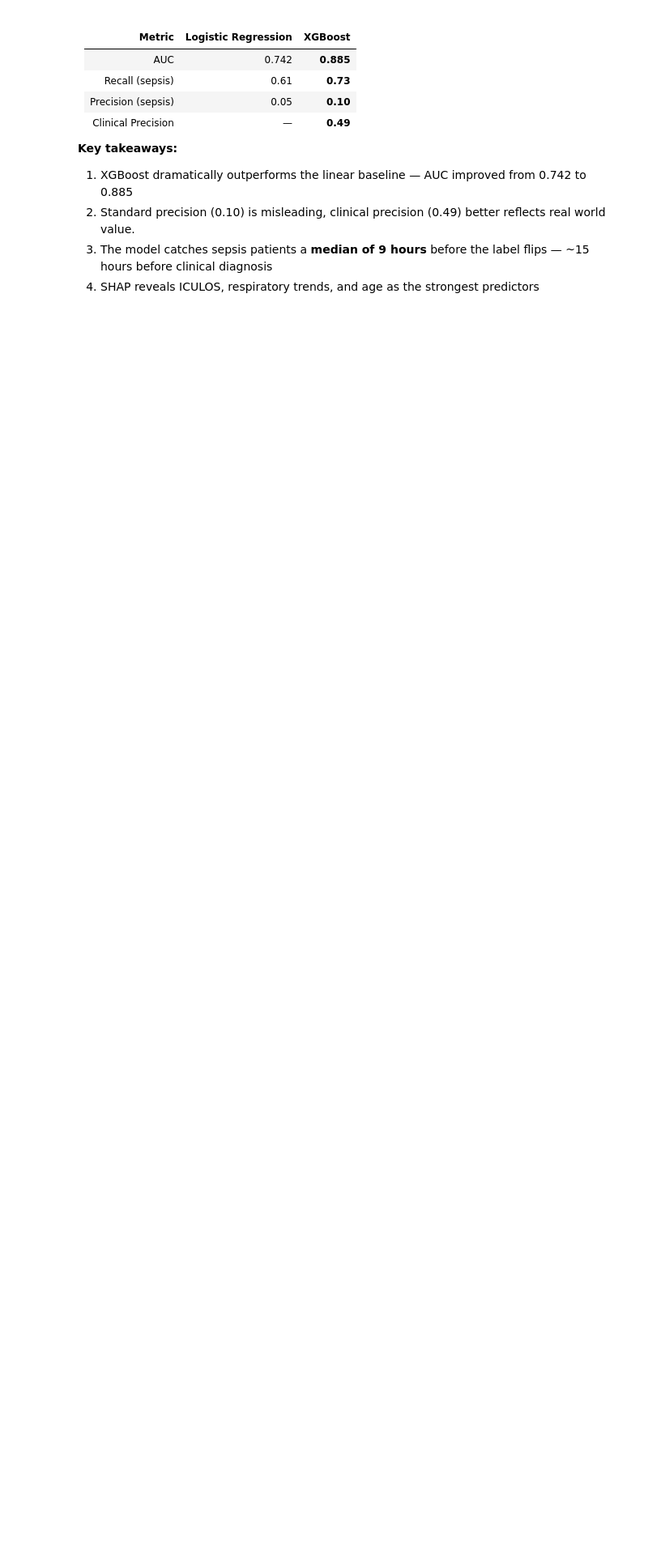
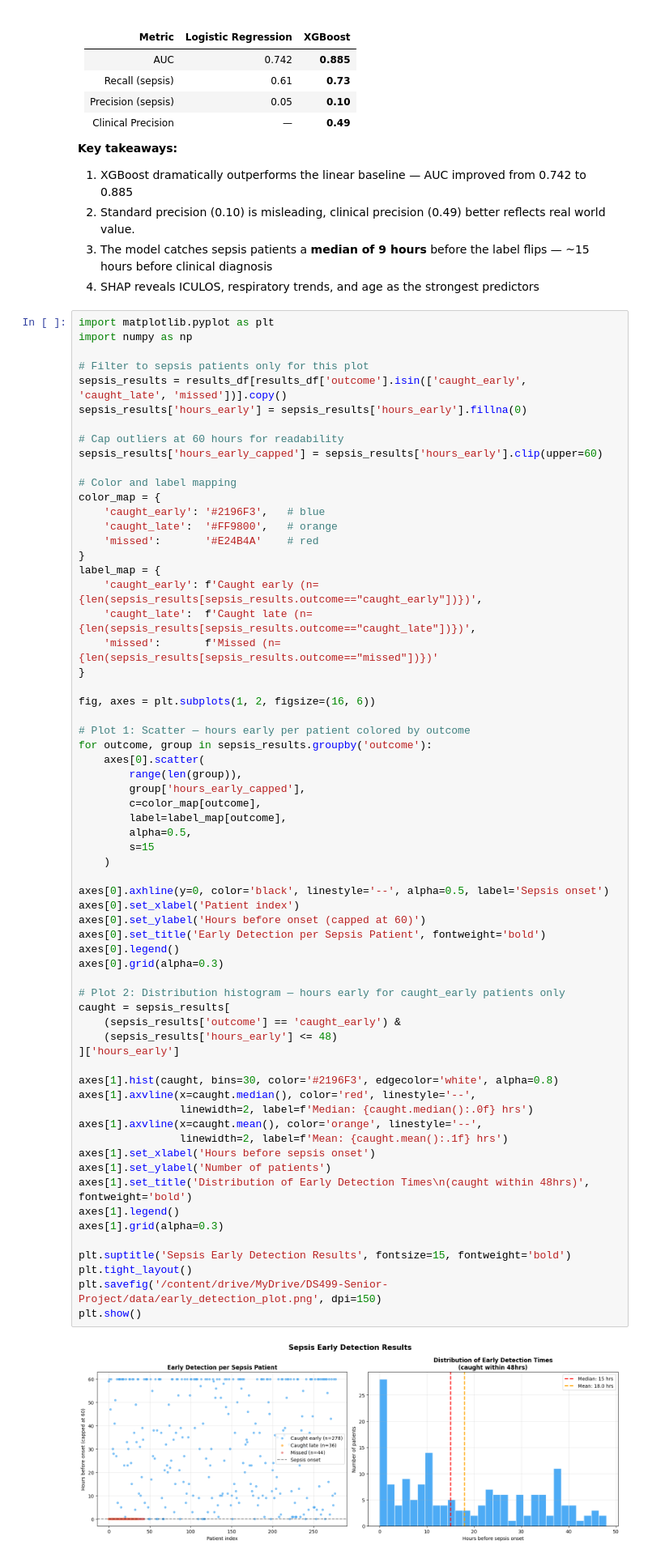
Before and after one commit to leonardoalva98/senior_project, a Jupyter notebook: code/02_analysis.ipynb, the cells around one changed output. Shown at 81% size. Drawn from its saved outputs; the diff is of its cells as text; blank space fills up the shorter version.

```diff
--- a/code/02_analysis.ipynb
+++ b/code/02_analysis.ipynb
@@ -710,3 +710,69 @@ This model will be loaded by the Streamlit app for real-time sepsis risk scoring
 2. Standard precision (0.10) is misleading, clinical precision (0.49) better reflects real world value.
 3. The model catches sepsis patients a **median of 9 hours** before the label flips — ~15 hours before clinical diagnosis
 4. SHAP reveals ICULOS, respiratory trends, and age as the strongest predictors
+# %%
+import matplotlib.pyplot as plt
+import numpy as np
+
+# Filter to sepsis patients only for this plot
+sepsis_results = results_df[results_df['outcome'].isin(['caught_early', 'caught_late', 'missed'])].copy()
+sepsis_results['hours_early'] = sepsis_results['hours_early'].fillna(0)
+
+# Cap outliers at 60 hours for readability
+sepsis_results['hours_early_capped'] = sepsis_results['hours_early'].clip(upper=60)
+
+# Color and label mapping
+color_map = {
+    'caught_early': '#2196F3',   # blue
+    'caught_late':  '#FF9800',   # orange
+    'missed':       '#E24B4A'    # red
+}
+label_map = {
+    'caught_early': f'Caught early (n={len(sepsis_results[sepsis_results.outcome=="caught_early"])})',
+    'caught_late':  f'Caught late (n={len(sepsis_results[sepsis_results.outcome=="caught_late"])})',
+    'missed':       f'Missed (n={len(sepsis_results[sepsis_results.outcome=="missed"])})'
+}
+
+fig, axes = plt.subplots(1, 2, figsize=(16, 6))
+
+# Plot 1: Scatter — hours early per patient colored by outcome
+for outcome, group in sepsis_results.groupby('outcome'):
+    axes[0].scatter(
+        range(len(group)),
+        group['hours_early_capped'],
+        c=color_map[outcome],
+        label=label_map[outcome],
+        alpha=0.5,
+        s=15
+    )
+
+axes[0].axhline(y=0, color='black', linestyle='--', alpha=0.5, label='Sepsis onset')
+axes[0].set_xlabel('Patient index')
+axes[0].set_ylabel('Hours before onset (capped at 60)')
+axes[0].set_title('Early Detection per Sepsis Patient', fontweight='bold')
+axes[0].legend()
+axes[0].grid(alpha=0.3)
+
+# Plot 2: Distribution histogram — hours early for caught_early patients only
+caught = sepsis_results[
+    (sepsis_results['outcome'] == 'caught_early') &
+    (sepsis_results['hours_early'] <= 48)
+]['hours_early']
+
+axes[1].hist(caught, bins=30, color='#2196F3', edgecolor='white', alpha=0.8)
+axes[1].axvline(x=caught.median(), color='red', linestyle='--',
+                linewidth=2, label=f'Median: {caught.median():.0f} hrs')
+axes[1].axvline(x=caught.mean(), color='orange', linestyle='--',
+                linewidth=2, label=f'Mean: {caught.mean():.1f} hrs')
+axes[1].set_xlabel('Hours before sepsis onset')
+axes[1].set_ylabel('Number of patients')
+axes[1].set_title('Distribution of Early Detection Times\n(caught within 48hrs)', fontweight='bold')
+axes[1].legend()
+axes[1].grid(alpha=0.3)
+
+plt.suptitle('Sepsis Early Detection Results', fontsize=15, fontweight='bold')
+plt.tight_layout()
+plt.savefig('/content/drive/MyDrive/DS499-Senior-Project/data/early_detection_plot.png', dpi=150)
+plt.show()
+# %% [output]
+[figure, added]
```
Also changed, not shown: parts of 5 cells of this notebook, 3 other files.
